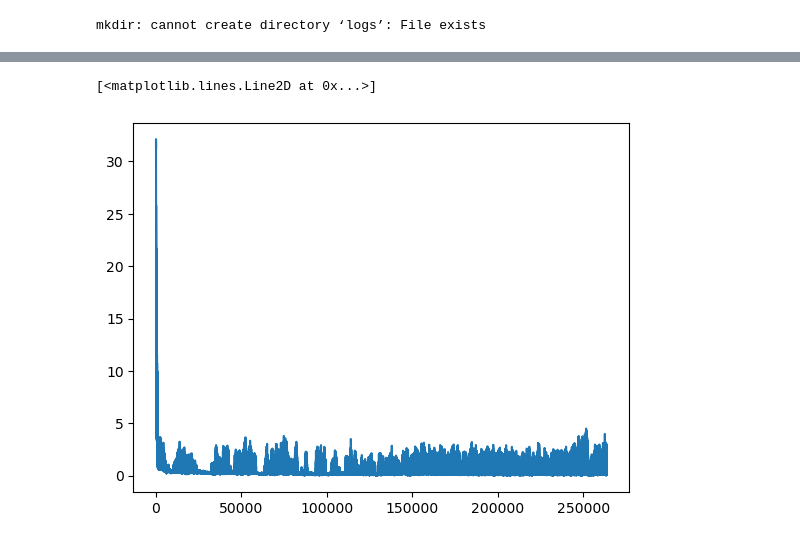
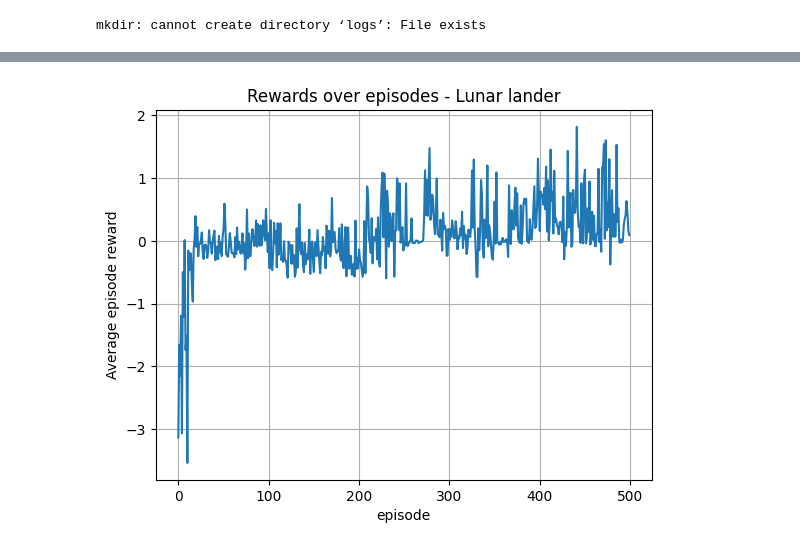
Before and after one commit to peulsilva/Reinforcement-Learning-problems, a Jupyter notebook: notebooks/03-lunar_lander.ipynb, the cells around one changed output, grey strips where cells are left out. Saved outputs shown, nothing was run; the diff lists cells and outputs as text; code cells hidden in the pictures.

Commit message:
add new images and videos from lunar lander

```diff
--- a/notebooks/03-lunar_lander.ipynb
+++ b/notebooks/03-lunar_lander.ipynb
@@ -66,6 +66,7 @@ for e in tqdm(range(episodes)):
     state, _ = env.reset()
     count = 0
     epoch_reward = []
+    loss_epoch = [ ]
     # Play the game!
     while True:
         count += 1
@@ -86,8 +87,7 @@ for e in tqdm(range(episodes)):
         # Learn
         loss = agent.learn()
         if loss is not None:
-            losses.append(loss.item())
-
+            loss_epoch.append(loss.item())
 
 
         # # Loggings
@@ -100,7 +100,8 @@ for e in tqdm(range(episodes)):
 
         # Check if end of game
         if done or trunc:
-            rewards.append(np.mean(epoch_reward))
+            rewards.append(np.sum(epoch_reward))
+            losses.append(np.mean(loss_epoch))
             if np.mean(epoch_reward) > best_reward:
                 best_reward = np.mean(epoch_reward)
                 best_model = deepcopy(agent.policy_dqn)
@@ -117,5 +111,0 @@ plt.title("Rewards over epochs")
-# %%
-plt.plot(losses)
-# %% [output]
-[<matplotlib.lines.Line2D at 0x...>]
-[figure, removed]
@@ -121,0 +114,10 @@ plt.plot(losses)
+# %%
+plt.plot(rewards)
+plt.grid()
+plt.ylabel("Average episode reward")
+plt.xlabel("episode")
+plt.title("Rewards over episodes - Lunar lander")
+
+plt.savefig("img/lunar-lander-reward.png")
+# %% [output]
+[figure, added]
```
Also changed, not shown: parts of 6 cells of this notebook, 6 other files.
